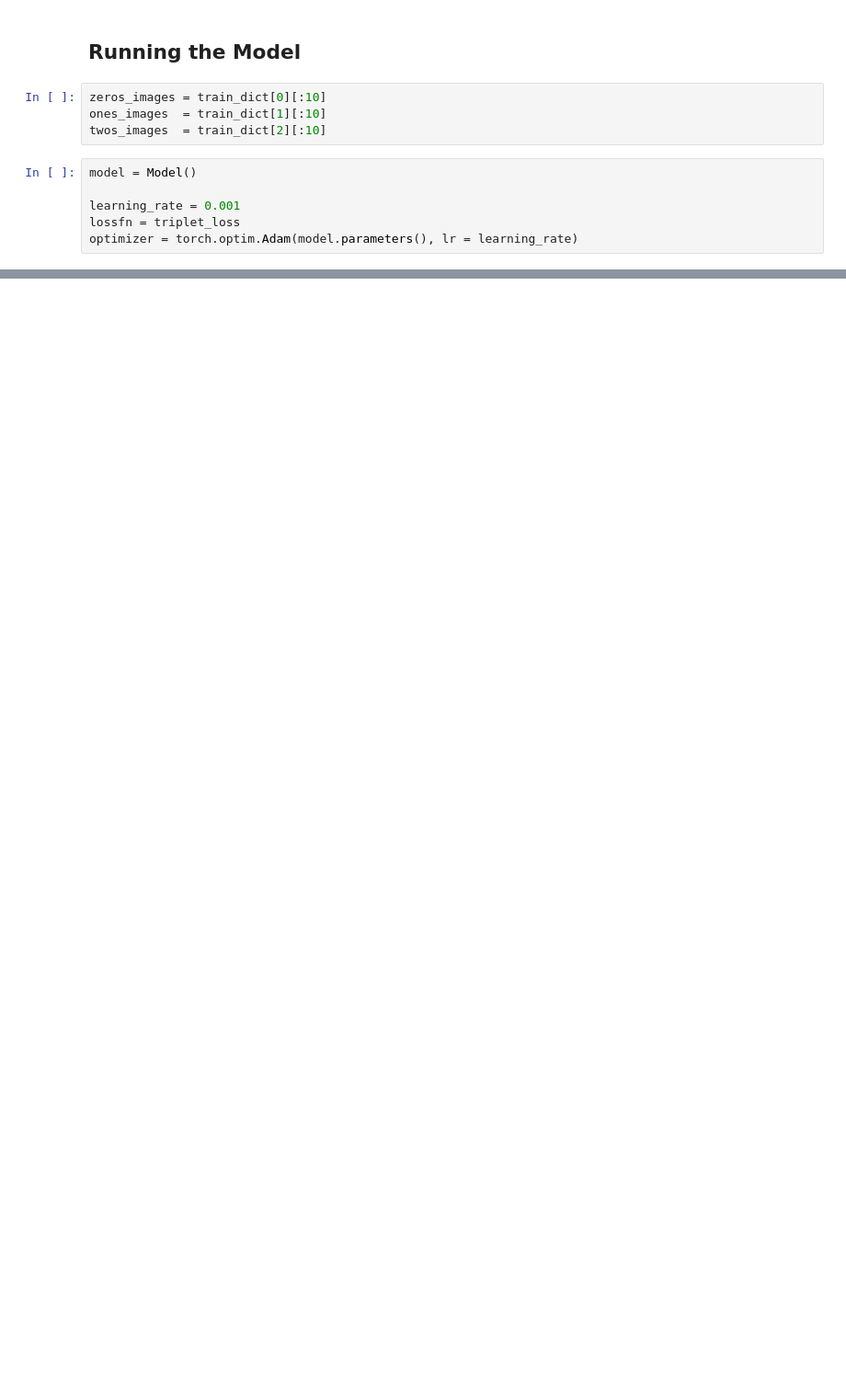
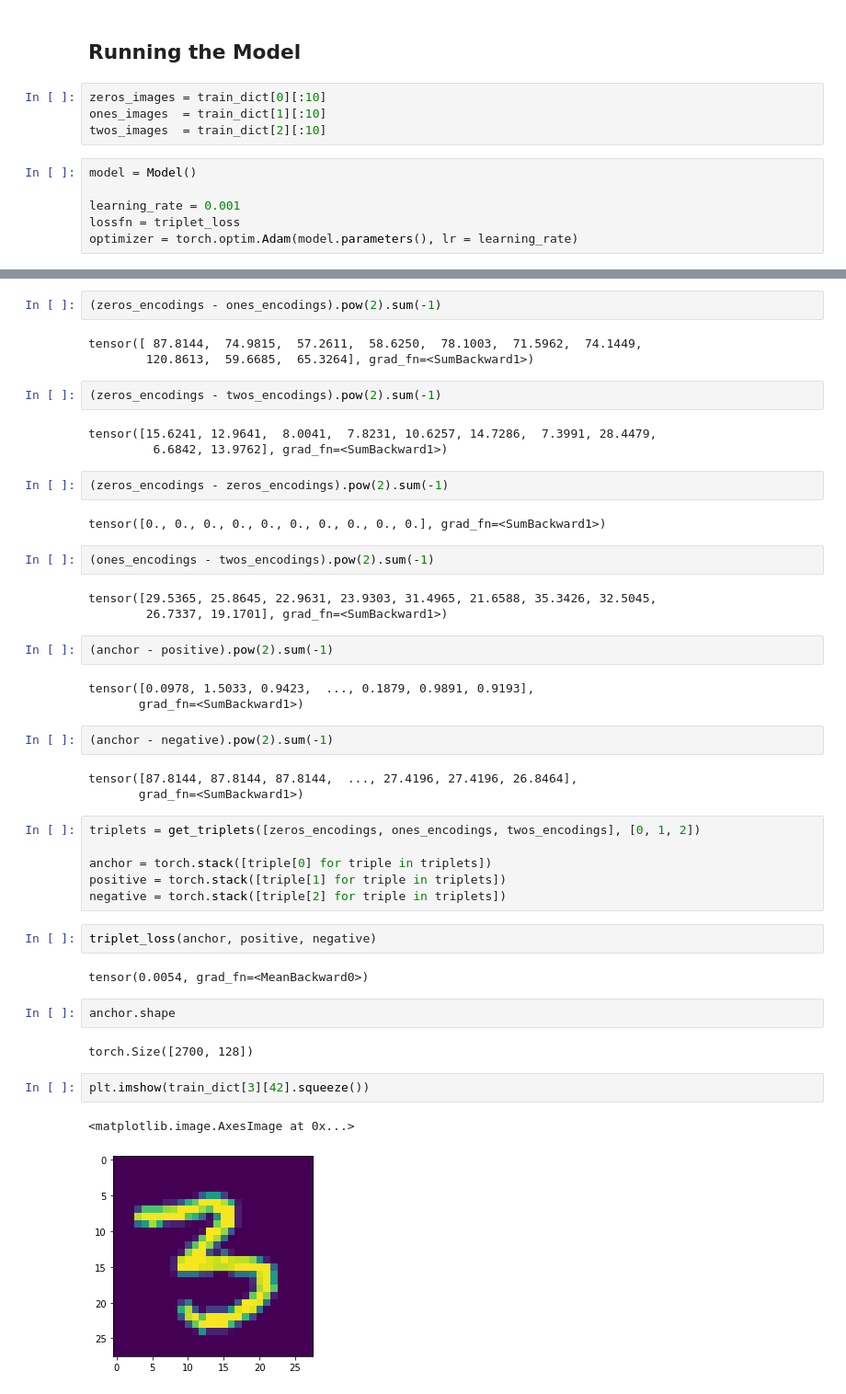
Before and after one commit to ABD-01/MNIST, a Jupyter notebook: Triplet Loss/TRIPLET_LOSS_Pytorch.ipynb, the cells around one changed output, grey strips where cells are left out. Shown at 92% size. Saved outputs shown, nothing was run; the diff lists cells and outputs as text; blank space fills up the shorter version.

```diff
--- a/Triplet Loss/TRIPLET_LOSS_Pytorch.ipynb
+++ b/Triplet Loss/TRIPLET_LOSS_Pytorch.ipynb
@@ -294,0 +397,48 @@ plot_embeddings([zeros_encodings, ones_encodings, twos_encodings], [0,1,2])
+# %%
+(zeros_encodings - ones_encodings).pow(2).sum(-1)
+# %% [output]
+tensor([ 87.8144,  74.9815,  57.2611,  58.6250,  78.1003,  71.5962,  74.1449,
+        120.8613,  59.6685,  65.3264], grad_fn=<SumBackward1>)
+# %%
+(zeros_encodings - twos_encodings).pow(2).sum(-1)
+# %% [output]
+tensor([15.6241, 12.9641,  8.0041,  7.8231, 10.6257, 14.7286,  7.3991, 28.4479,
+         6.6842, 13.9762], grad_fn=<SumBackward1>)
+# %%
+(zeros_encodings - zeros_encodings).pow(2).sum(-1)
+# %% [output]
+tensor([0., 0., 0., 0., 0., 0., 0., 0., 0., 0.], grad_fn=<SumBackward1>)
+# %%
+(ones_encodings - twos_encodings).pow(2).sum(-1)
+# %% [output]
+tensor([29.5365, 25.8645, 22.9631, 23.9303, 31.4965, 21.6588, 35.3426, 32.5045,
+        26.7337, 19.1701], grad_fn=<SumBackward1>)
+# %%
+(anchor - positive).pow(2).sum(-1)
+# %% [output]
+tensor([0.0978, 1.5033, 0.9423,  ..., 0.1879, 0.9891, 0.9193],
+       grad_fn=<SumBackward1>)
+# %%
+(anchor - negative).pow(2).sum(-1)
+# %% [output]
+tensor([87.8144, 87.8144, 87.8144,  ..., 27.4196, 27.4196, 26.8464],
+       grad_fn=<SumBackward1>)
+# %%
+triplets = get_triplets([zeros_encodings, ones_encodings, twos_encodings], [0, 1, 2])
+
+anchor = torch.stack([triple[0] for triple in triplets])
+positive = torch.stack([triple[1] for triple in triplets])
+negative = torch.stack([triple[2] for triple in triplets])
+# %%
+triplet_loss(anchor, positive, negative)
+# %% [output]
+tensor(0.0054, grad_fn=<MeanBackward0>)
+# %%
+anchor.shape
+# %% [output]
+torch.Size([2700, 128])
+# %%
+plt.imshow(train_dict[3][42].squeeze())
+# %% [output]
+<matplotlib.image.AxesImage at 0x...>
+[figure, added]
```
Also changed, not shown: parts of 26 cells of this notebook.
